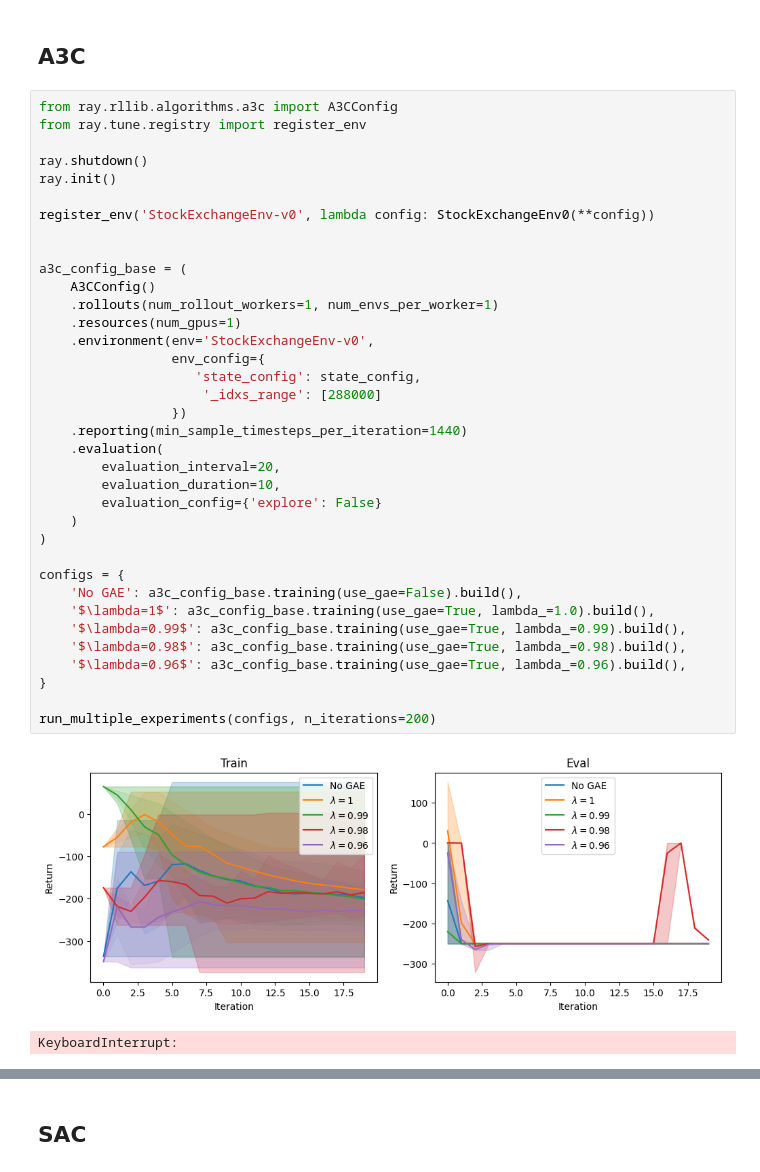
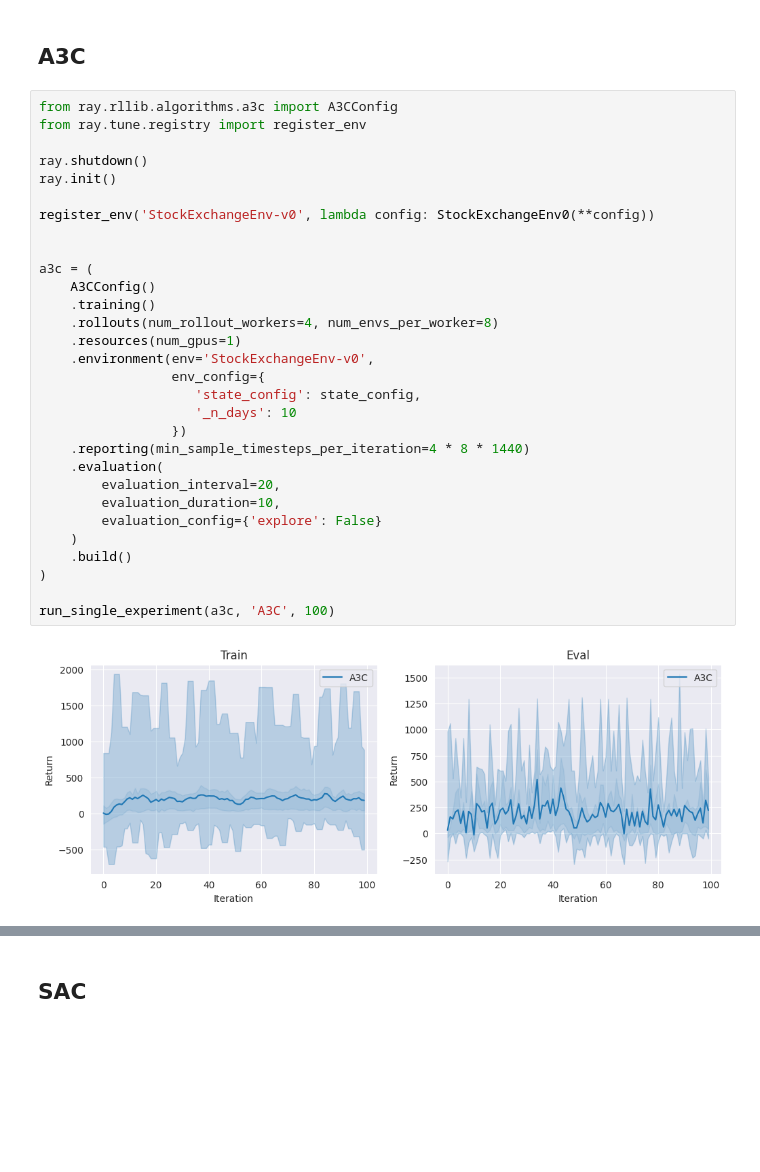
Before and after one commit to Fassty/diploma-thesis, a Jupyter notebook: notebooks/[Experiment] Algorithm overfit on short period.ipynb, the cells around one changed output, grey strips where cells are left out. Saved outputs shown, nothing was run; the diff lists cells and outputs as text; blank space fills up the shorter version.

```diff
--- a/notebooks/[Experiment] Algorithm overfit on short period.ipynb
+++ b/notebooks/[Experiment] Algorithm overfit on short period.ipynb
@@ -369,39 +351,32 @@ def run_multiple_experiments(configs, n_iterations):
 # %%
 from ray.rllib.algorithms.a3c import A3CConfig
 from ray.tune.registry import register_env
 
 ray.shutdown()
 ray.init()
 
 register_env('StockExchangeEnv-v0', lambda config: StockExchangeEnv0(**config))
 
 
-a3c_config_base = (
+a3c = (
     A3CConfig()
-    .rollouts(num_rollout_workers=1, num_envs_per_worker=1)
+    .training()
+    .rollouts(num_rollout_workers=4, num_envs_per_worker=8)
     .resources(num_gpus=1)
     .environment(env='StockExchangeEnv-v0',
                  env_config={
                     'state_config': state_config,
-                     '_idxs_range': [288000]
+                    '_n_days': 10
                  })
-    .reporting(min_sample_timesteps_per_iteration=1440)
+    .reporting(min_sample_timesteps_per_iteration=4 * 8 * 1440)
     .evaluation(
         evaluation_interval=20,
         evaluation_duration=10,
         evaluation_config={'explore': False}
     )
+    .build()
 )
 
-configs = {
-    'No GAE': a3c_config_base.training(use_gae=False).build(),
-    '$\lambda=1$': a3c_config_base.training(use_gae=True, lambda_=1.0).build(),
-    '$\lambda=0.99$': a3c_config_base.training(use_gae=True, lambda_=0.99).build(),
-    '$\lambda=0.98$': a3c_config_base.training(use_gae=True, lambda_=0.98).build(),
-    '$\lambda=0.96$': a3c_config_base.training(use_gae=True, lambda_=0.96).build(),
-}
-
-run_multiple_experiments(configs, n_iterations=200)
+run_single_experiment(a3c, 'A3C', 100)
 # %% [output]
-[figure, old version]
+[figure, new version]
-KeyboardInterrupt:
```
Also changed, not shown: parts of 4 cells of this notebook, 1 other file.
